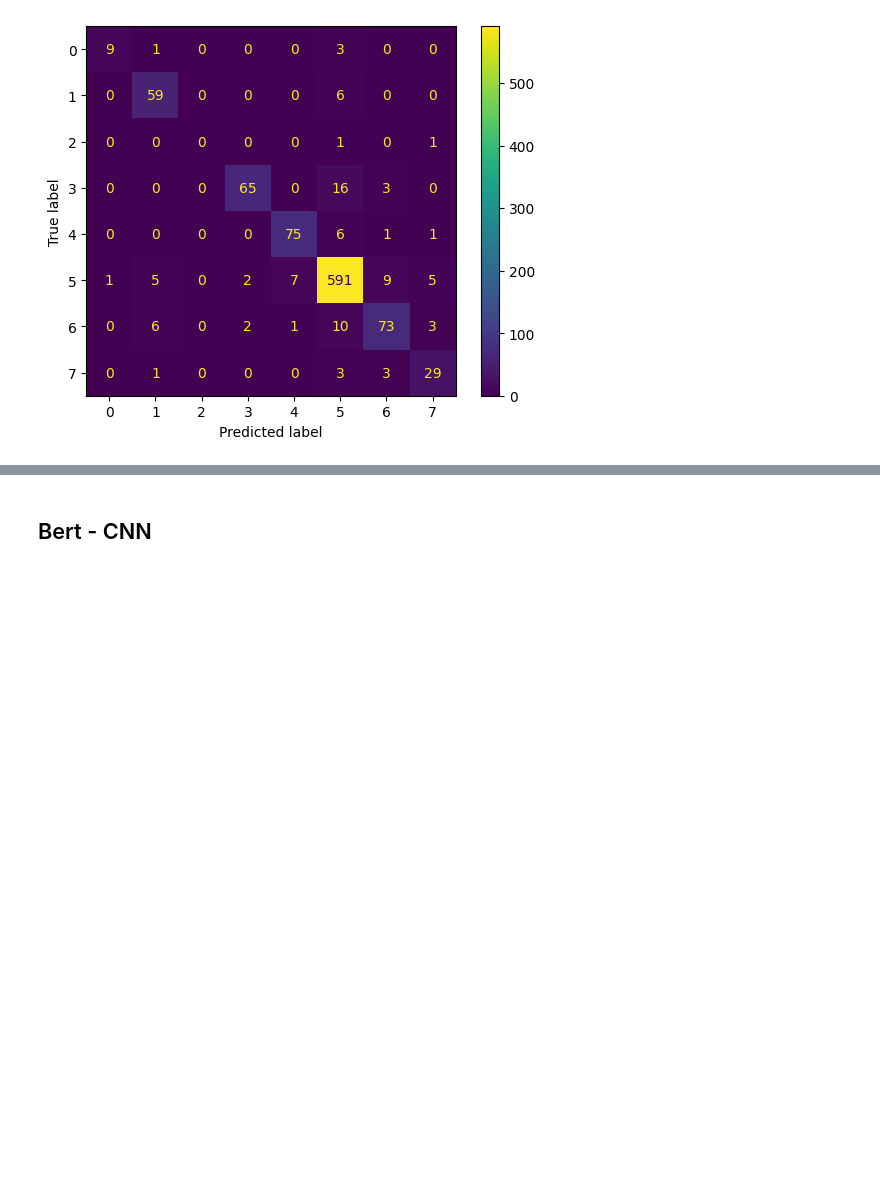
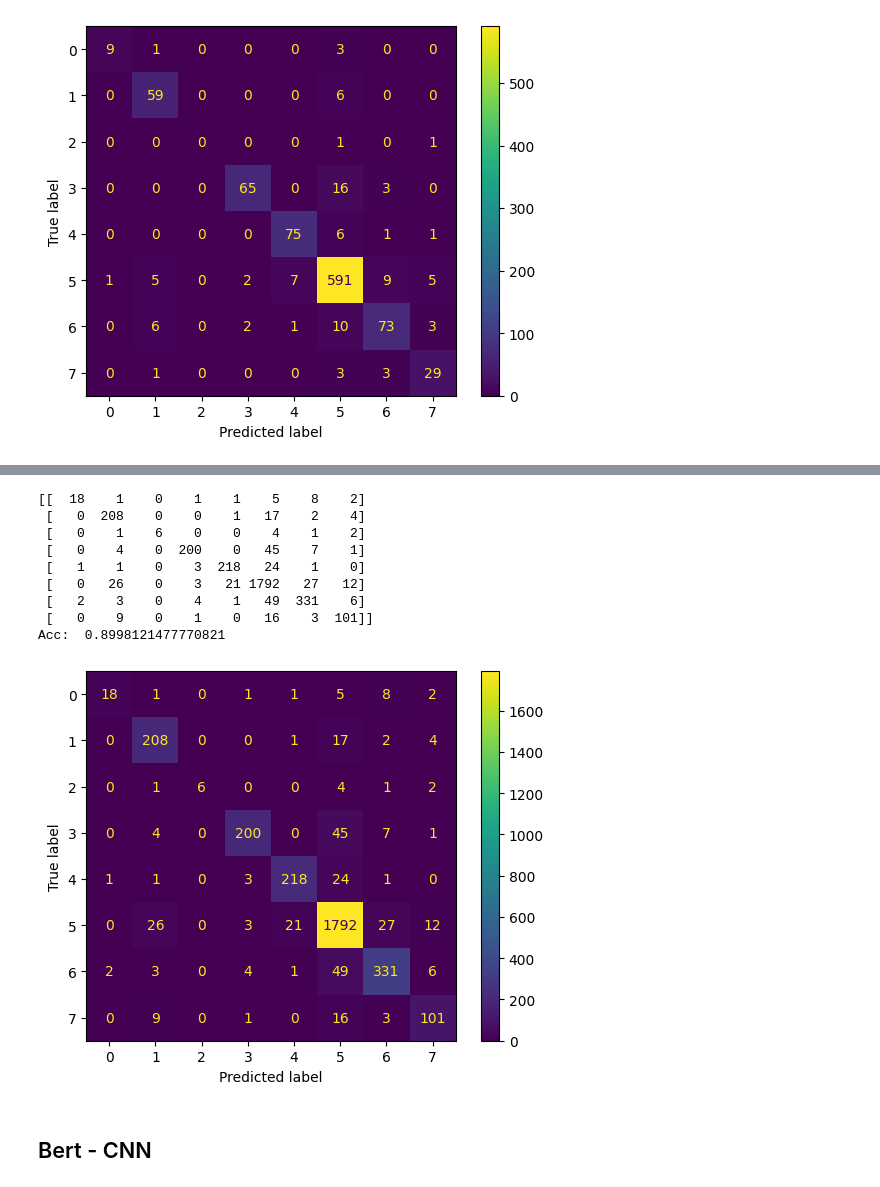
Before and after one commit to AllOneeeee/Lumintu, a Jupyter notebook: Untitled.ipynb, the cells around one changed output, grey strips where cells are left out. Drawn from its saved outputs; the diff is of its cells as text; code cells hidden in the pictures; blank space fills up the shorter version.

```diff
--- a/Untitled.ipynb
+++ b/Untitled.ipynb
@@ -766,2 +802,41 @@ Acc:  0.9028056112224448
+# %%
+true=[]
+predictions=[]
+with torch.no_grad():
+    model_bert.eval()
+    for data in trainloader:
+        if next(model_bert.parameters()).is_cuda:
+            data = [t.to(device) for t in data if t is not None]
+
+        tokens_tensors, segments_tensors, masks_tensors = data[:3]
+        test_outputs = model_bert(input_ids=tokens_tensors,
+                    token_type_ids=segments_tensors,
+                    attention_mask=masks_tensors)
+
+        logits = test_outputs[0]
+        _, pred = torch.max(logits.data, 1)
+
+        labels = data[3]
+        true.extend(labels.cpu().tolist())
+        predictions.extend(pred.cpu().tolist())
+# %%
+cm = confusion_matrix(true, predictions)
+print(cm)
+
+disp = ConfusionMatrixDisplay(confusion_matrix=cm)
+disp.plot()
+
+print('Acc: ', accuracy_score(predictions,true))
+# %% [output]
+[[  18    1    0    1    1    5    8    2]
+ [   0  208    0    0    1   17    2    4]
+ [   0    1    6    0    0    4    1    2]
+ [   0    4    0  200    0   45    7    1]
+ [   1    1    0    3  218   24    1    0]
+ [   0   26    0    3   21 1792   27   12]
+ [   2    3    0    4    1   49  331    6]
+ [   0    9    0    1    0   16    3  101]]
+Acc:  0.8998121477770821
+[figure, added]
 # %% [markdown]
 ## Bert - CNN
```
Also changed, not shown: parts of 21 cells of this notebook, 11 other files.
